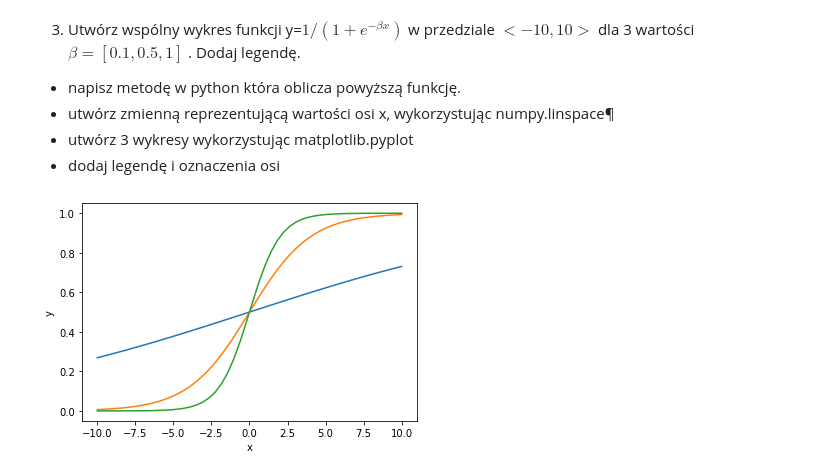
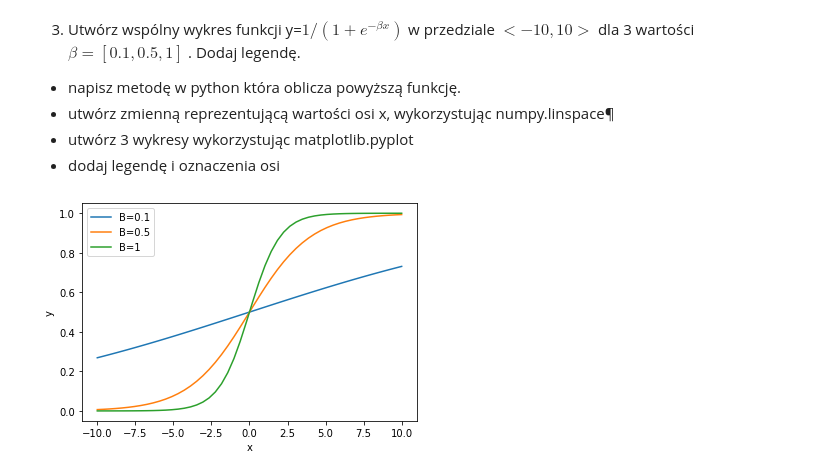
Before and after one commit to tomaszpionka/ds-project, a Jupyter notebook: wum0s.ipynb, the cells around one changed output. Cells and saved outputs as stored; diff of their text form; code cells hidden in the pictures.

```diff
--- a/wum0s.ipynb
+++ b/wum0s.ipynb
@@ -128,17 +146,18 @@ D
 # %%
 import matplotlib.pyplot as plt
 x = np.linspace(-10, 10)
 
 def fun_calc(x,b):
   return 1/(1+(np.exp(-1*b*x)))
 
 beta = [0.1,0.5,1]
 for b in beta:
-  y= fun_calc(x,b)
-  plt.plot(x,y)
+  y = fun_calc(x,b)
+  plt.plot(x,y,label="B={}".format(b))
 
 plt.xlabel('x')
 plt.ylabel('y')
+plt.legend()
 plt.show()
 # %% [output]
-[figure, old version]
+[figure, new version]
```
Also changed, not shown: parts of 9 cells of this notebook.
